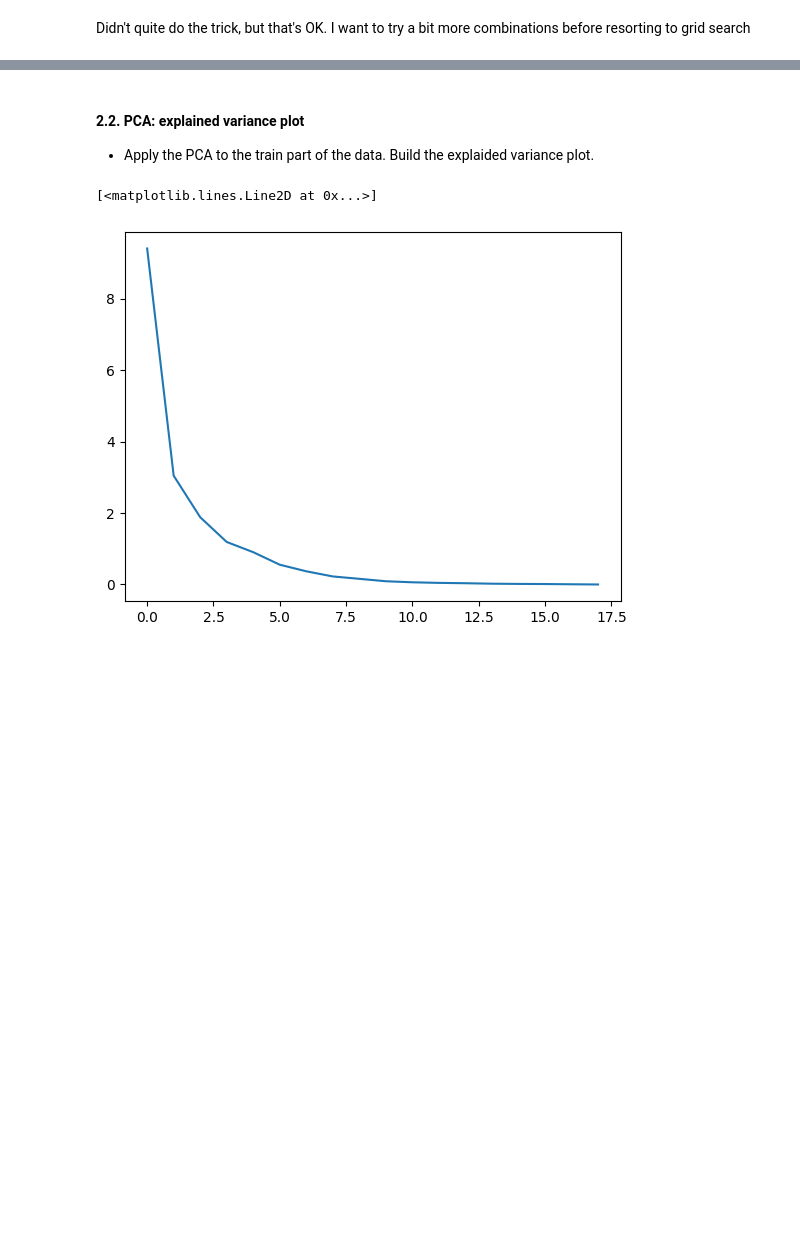
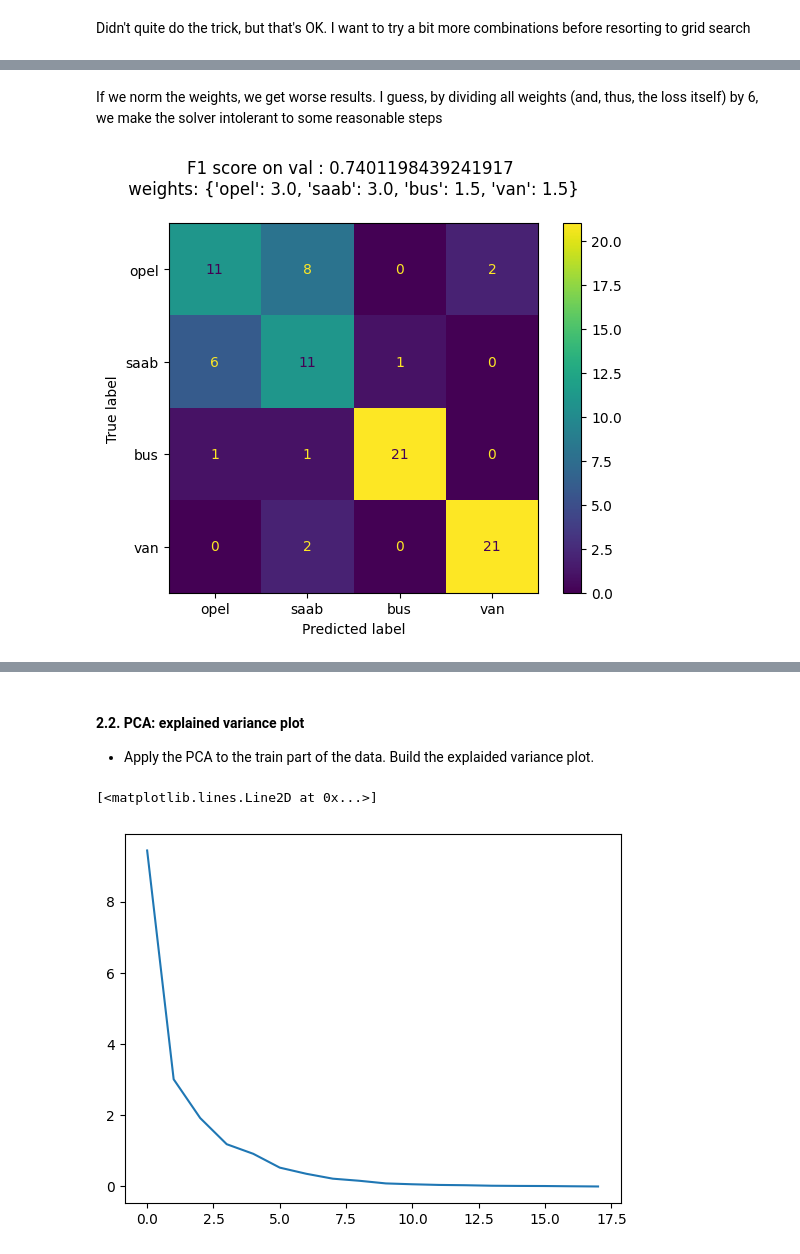
Before and after one commit to IgorZhiltsoff/ml-course, a Jupyter notebook: homeworks/lab01_ml_pipeline/lab01_part2_ml_pipeline.ipynb, the cells around one changed output, grey strips where cells are left out. Cells and saved outputs as stored; diff of their text form; code cells hidden in the pictures; blank space fills up the shorter version.

```diff
--- a/homeworks/lab01_ml_pipeline/lab01_part2_ml_pipeline.ipynb
+++ b/homeworks/lab01_ml_pipeline/lab01_part2_ml_pipeline.ipynb
@@ -384,0 +384,6 @@ Didn't quite do the trick, but that's OK. I want to try a bit more combinations
+# %% [markdown]
+If we norm the weights, we get worse results. I guess, by dividing all weights (and, thus, the loss itself) by 6, we make the solver intolerant to some reasonable steps
+# %%
+try_weight([2*1.5,2*1.5,1*1.5,1*1.5], max_iter=1000)
+# %% [output]
+[figure, added]
```
Also changed, not shown: parts of 57 cells of this notebook.
